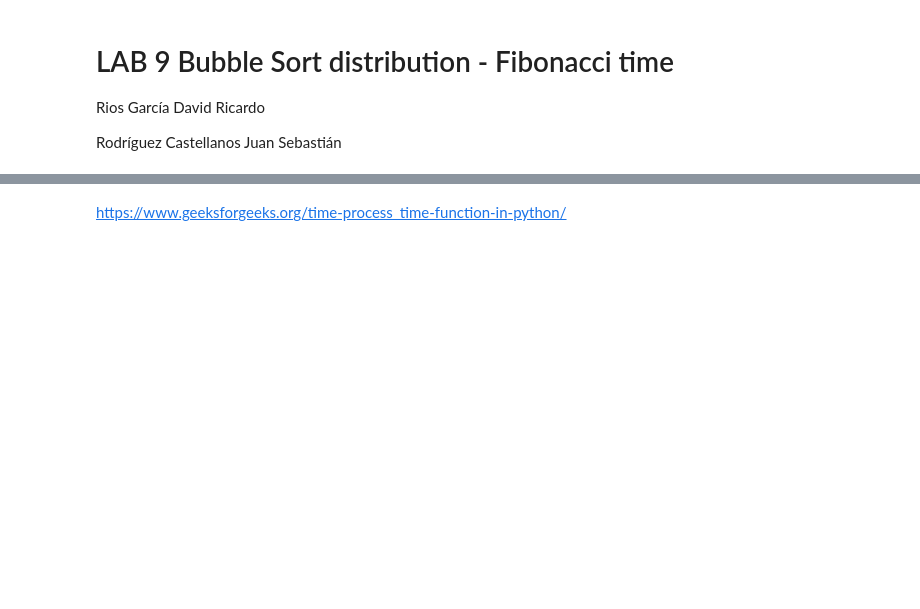
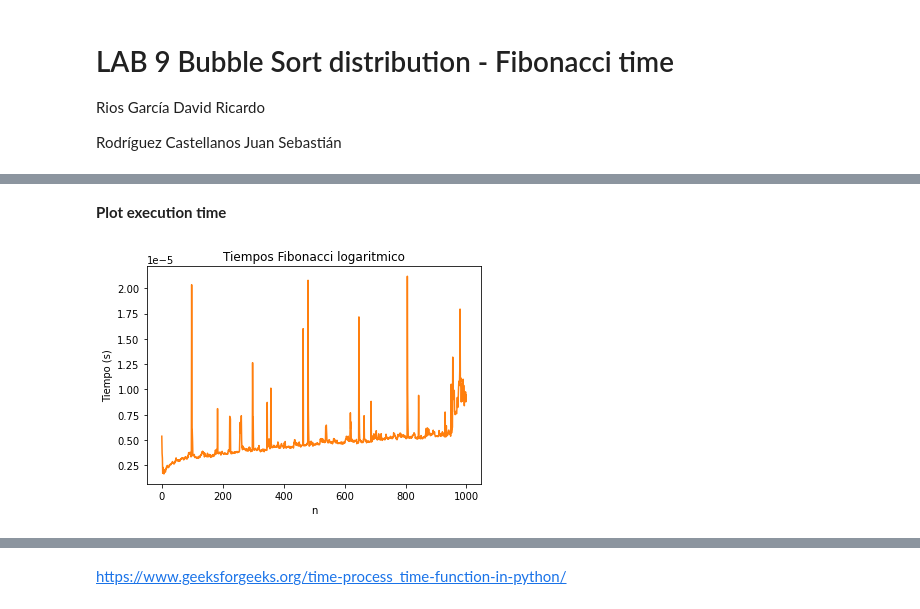
Before and after one commit to juarodriguezc/AlgorithmsUN2021I, a Jupyter notebook: Lab9/FibonacciTimesGroup18.ipynb, the cells around one changed output, grey strips where cells are left out. Drawn from its saved outputs; the diff is of its cells as text; code cells hidden in the pictures; blank space fills up the shorter version.

```diff
--- a/Lab9/FibonacciTimesGroup18.ipynb
+++ b/Lab9/FibonacciTimesGroup18.ipynb
@@ -6,0 +68,30 @@ Rodríguez Castellanos Juan Sebastián
+# %%
+def fibL(n):
+
+    if n==0: return 0
+    # Initialize a matrix [[1,1],[1,0]]
+    v1, v2, v3 = 1, 1, 0
+    # Perform fast exponentiation of the matrix (quickly raise it to the nth power)
+    for rec in bin(n)[3:]:
+        calc = (v2*v2)
+        v1, v2, v3 = (v1*v1+calc) , ((v1+v3)*v2) , (calc+v3*v3)
+        if rec == '1': v1, v2, v3 = (v1+v2), v1, v2
+    return v2;
+# %% [markdown]
+**Plot execution time**
+# %%
+rangeLog = []
+logTimes= []
+for i in range (1000):
+  rangeLog.append(i)
+  t0 = process_time()
+  fibL(i)
+  tf =process_time()
+  logTimes.append(tf-t0)
+plt.title("Tiempos Fibonacci logaritmico")
+plt.plot(rangeLog, logTimes,label="Fibonacci logaritmico",color = "tab:orange")
+plt.xlabel("n")
+plt.ylabel("Tiempo (s)")
+plt.show()
+# %% [output]
+[figure, added]
```
Also changed, not shown: parts of 33 cells of this notebook.
